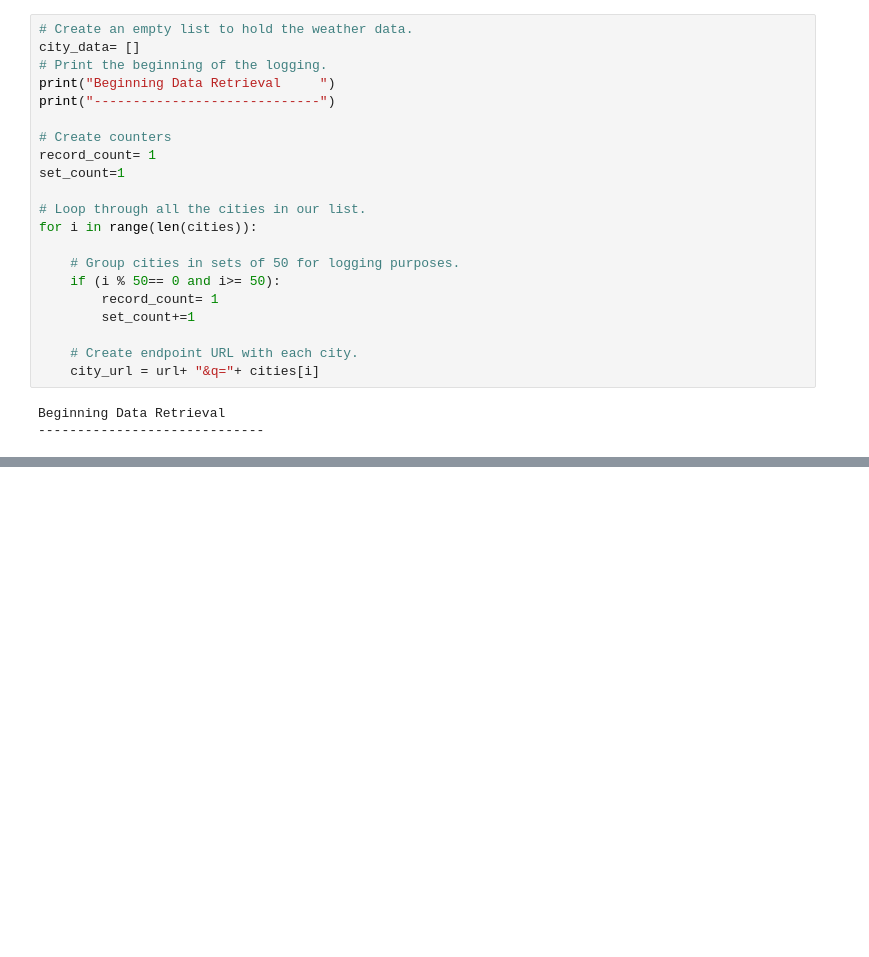
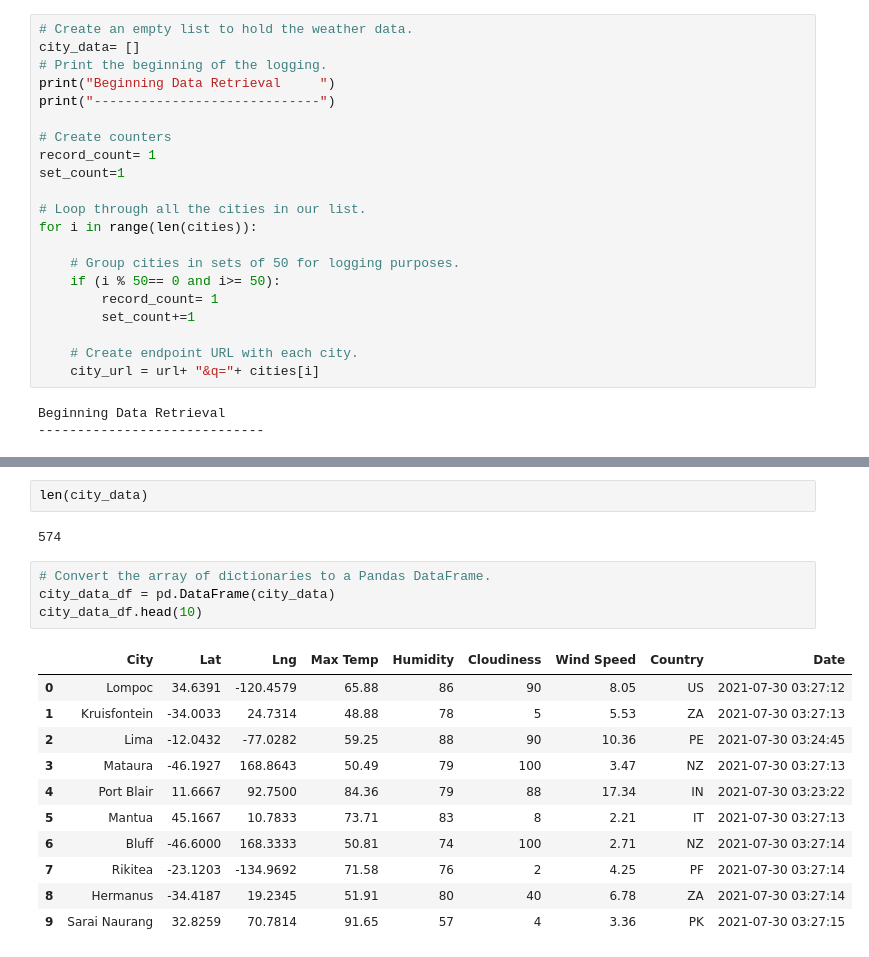
Before and after one commit to amirimah/World_Weather_Analysis_, a Jupyter notebook: WeatherPy.ipynb, the cells around one changed output, grey strips where cells are left out. Cells and saved outputs as stored; diff of their text form; blank space fills up the shorter version.

```diff
--- a/WeatherPy.ipynb
+++ b/WeatherPy.ipynb
@@ -101,0 +144,20 @@ Processing Record 34 of Set 25 | aquiraz
+# %%
+len(city_data)
+# %% [output]
+574
+# %%
+# Convert the array of dictionaries to a Pandas DataFrame.
+city_data_df = pd.DataFrame(city_data)
+city_data_df.head(10)
+# %% [output]
+|  | City | Lat | Lng | Max Temp | Humidity | Cloudiness | Wind Speed | Country | Date |
+| 0 | Lompoc | 34.6391 | -120.4579 | 65.88 | 86 | 90 | 8.05 | US | 2021-07-30 03:27:12 |
+| 1 | Kruisfontein | -34.0033 | 24.7314 | 48.88 | 78 | 5 | 5.53 | ZA | 2021-07-30 03:27:13 |
+| 2 | Lima | -12.0432 | -77.0282 | 59.25 | 88 | 90 | 10.36 | PE | 2021-07-30 03:24:45 |
+| 3 | Mataura | -46.1927 | 168.8643 | 50.49 | 79 | 100 | 3.47 | NZ | 2021-07-30 03:27:13 |
+| 4 | Port Blair | 11.6667 | 92.7500 | 84.36 | 79 | 88 | 17.34 | IN | 2021-07-30 03:23:22 |
+| 5 | Mantua | 45.1667 | 10.7833 | 73.71 | 83 | 8 | 2.21 | IT | 2021-07-30 03:27:13 |
+| 6 | Bluff | -46.6000 | 168.3333 | 50.81 | 74 | 100 | 2.71 | NZ | 2021-07-30 03:27:14 |
+| 7 | Rikitea | -23.1203 | -134.9692 | 71.58 | 76 | 2 | 4.25 | PF | 2021-07-30 03:27:14 |
+| 8 | Hermanus | -34.4187 | 19.2345 | 51.91 | 80 | 40 | 6.78 | ZA | 2021-07-30 03:27:14 |
+| 9 | Sarai Naurang | 32.8259 | 70.7814 | 91.65 | 57 | 4 | 3.36 | PK | 2021-07-30 03:27:15 |
```
Also changed, not shown: parts of 8 cells of this notebook, 2 other files.
